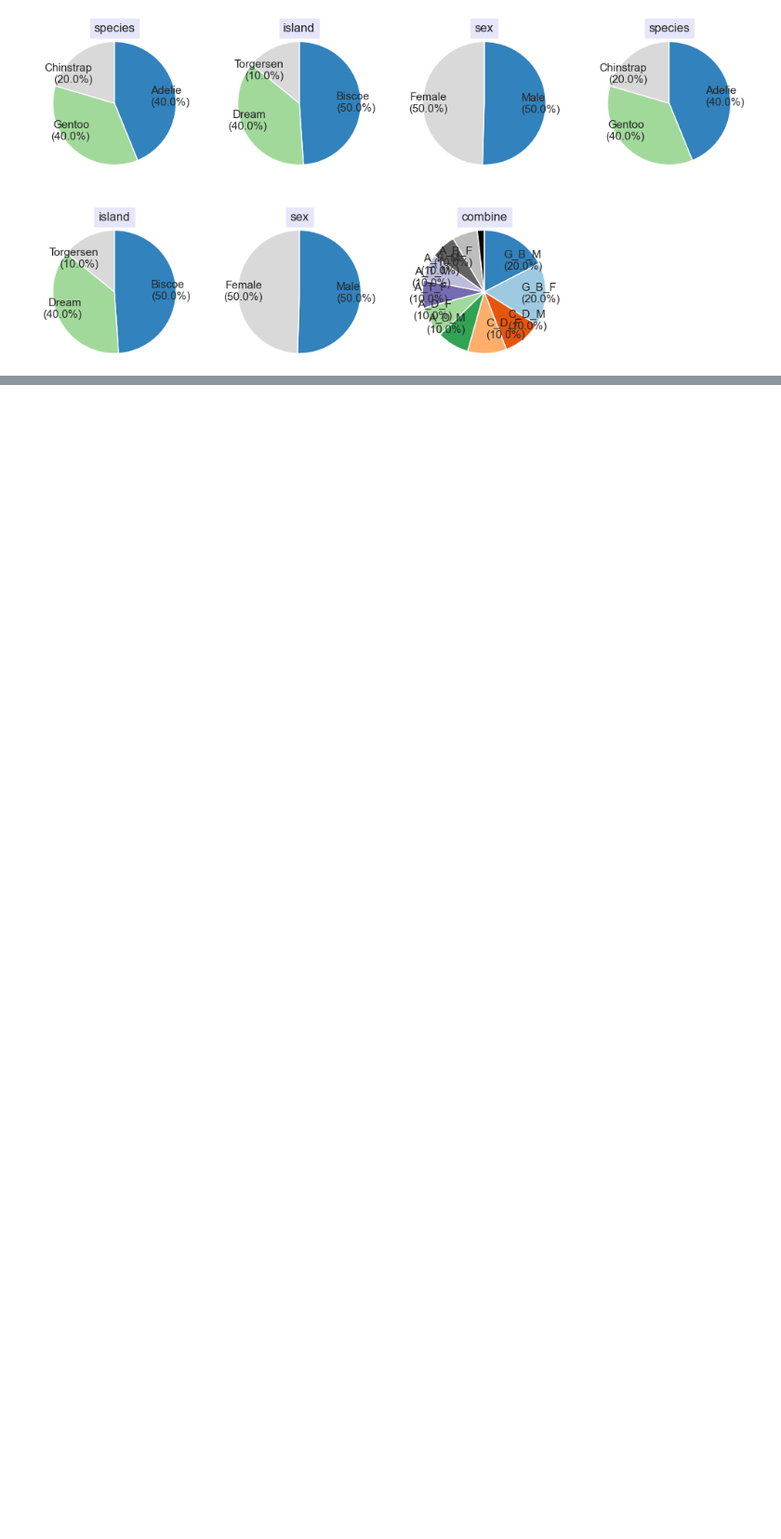
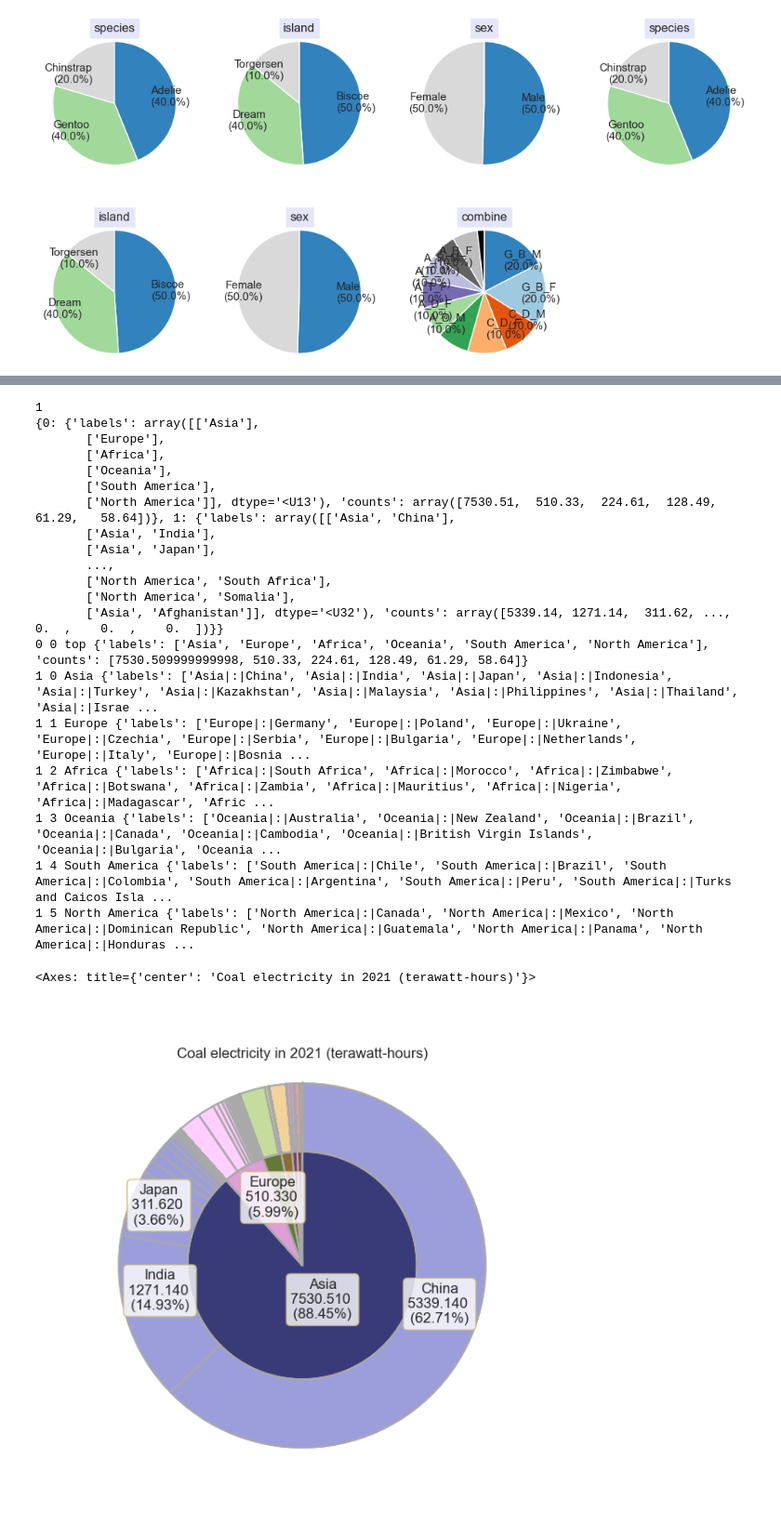
Before and after one commit to koonimaru/omniplot, a Jupyter notebook: ipynb/nice_piecharts.ipynb, the cells around one changed output, grey strips where cells are left out. Shown at 93% size. Saved outputs shown, nothing was run; the diff lists cells and outputs as text; code cells hidden in the pictures; blank space fills up the shorter version.

```diff
--- a/ipynb/nice_piecharts.ipynb
+++ b/ipynb/nice_piecharts.ipynb
@@ -31,0 +50,35 @@ op.nested_piechart(df, category=["class","embark_town","sex"], title="Titanic",
+# %%
+df=pd.read_csv("../data/owid-energy-data_curated_with_continents.csv")
+df=df.loc[df["year"]==2021]
+op.nested_piechart(df,
+                    category=["Continent","country"],
+                    variable="coal_electricity",
+                    title="Coal electricity in 2021 (terawatt-hours)",
+                    ignore=0.03,
+                    show_legend=True,
+                    show_values=True,
+                    show_percentage=True,order="largest",
+                    hatch=False, skip_na=True,colormode="hierarchical")
+# %% [output]
+1
+{0: {'labels': array([['Asia'],
+       ['Europe'],
+       ['Africa'],
+       ['Oceania'],
+       ['South America'],
+       ['North America']], dtype='<U13'), 'counts': array([7530.51,  510.33,  224.61,  128.49,   61.29,   58.64])}, 1: {'labels': array([['Asia', 'China'],
+       ['Asia', 'India'],
+       ['Asia', 'Japan'],
+       ...,
+       ['North America', 'South Africa'],
+       ['North America', 'Somalia'],
+       ['Asia', 'Afghanistan']], dtype='<U32'), 'counts': array([5339.14, 1271.14,  311.62, ...,    0.  ,    0.  ,    0.  ])}}
+0 0 top {'labels': ['Asia', 'Europe', 'Africa', 'Oceania', 'South America', 'North America'], 'counts': [7530.509999999998, 510.33, 224.61, 128.49, 61.29, 58.64]}
+1 0 Asia {'labels': ['Asia|:|China', 'Asia|:|India', 'Asia|:|Japan', 'Asia|:|Indonesia', 'Asia|:|Turkey', 'Asia|:|Kazakhstan', 'Asia|:|Malaysia', 'Asia|:|Philippines', 'Asia|:|Thailand', 'Asia|:|Israe ...
+1 1 Europe {'labels': ['Europe|:|Germany', 'Europe|:|Poland', 'Europe|:|Ukraine', 'Europe|:|Czechia', 'Europe|:|Serbia', 'Europe|:|Bulgaria', 'Europe|:|Netherlands', 'Europe|:|Italy', 'Europe|:|Bosnia ...
+1 2 Africa {'labels': ['Africa|:|South Africa', 'Africa|:|Morocco', 'Africa|:|Zimbabwe', 'Africa|:|Botswana', 'Africa|:|Zambia', 'Africa|:|Mauritius', 'Africa|:|Nigeria', 'Africa|:|Madagascar', 'Afric ...
+1 3 Oceania {'labels': ['Oceania|:|Australia', 'Oceania|:|New Zealand', 'Oceania|:|Brazil', 'Oceania|:|Canada', 'Oceania|:|Cambodia', 'Oceania|:|British Virgin Islands', 'Oceania|:|Bulgaria', 'Oceania ...
+1 4 South America {'labels': ['South America|:|Chile', 'South America|:|Brazil', 'South America|:|Colombia', 'South America|:|Argentina', 'South America|:|Peru', 'South America|:|Turks and Caicos Isla ...
+1 5 North America {'labels': ['North America|:|Canada', 'North America|:|Mexico', 'North America|:|Dominican Republic', 'North America|:|Guatemala', 'North America|:|Panama', 'North America|:|Honduras ...
+<Axes: title={'center': 'Coal electricity in 2021 (terawatt-hours)'}>
+[figure, added]
```
Also changed, not shown: parts of 3 cells of this notebook, 10 other files.
